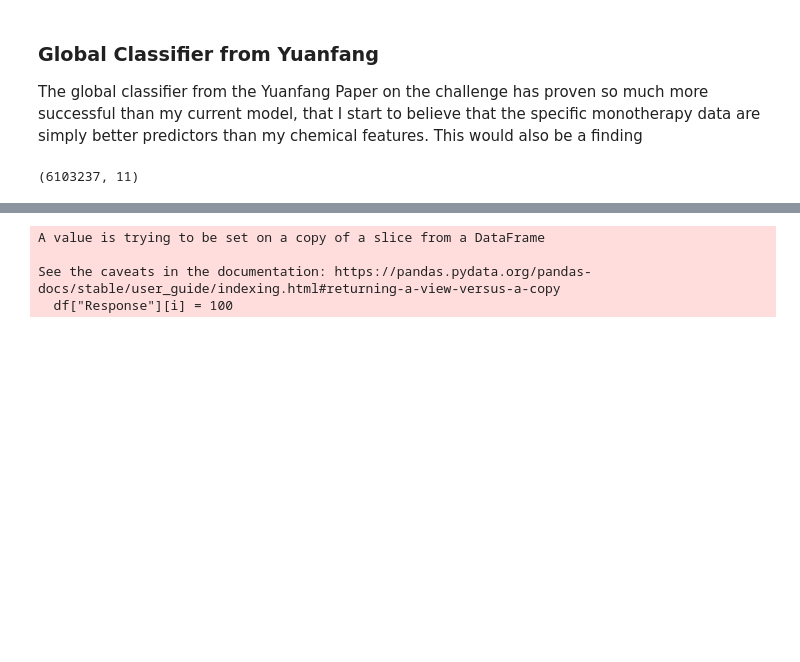
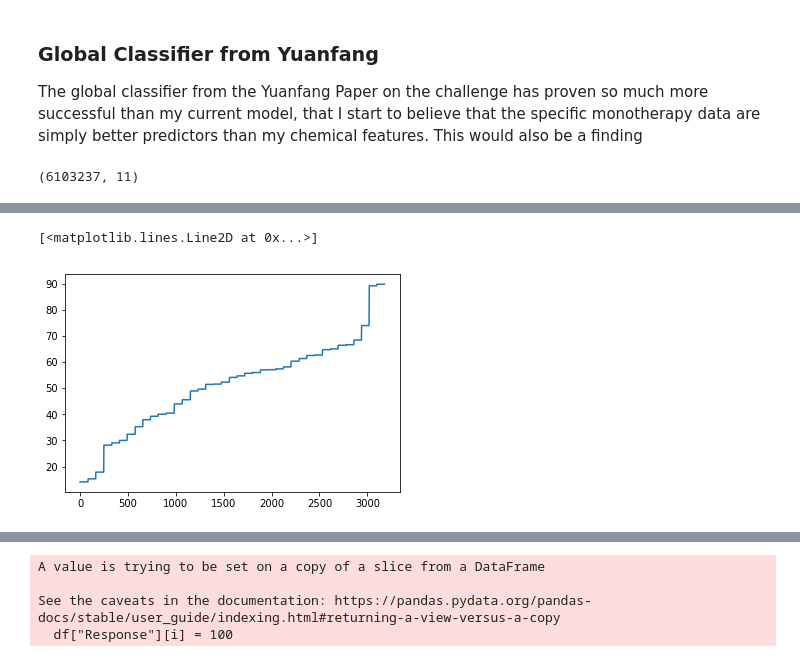
Before and after one commit to stefanhuber1510/marbleProject, a Jupyter notebook: scoring/reconstructGlobalClassifier.ipynb, the cells around one changed output, grey strips where cells are left out. Cells and saved outputs as stored; diff of their text form; code cells hidden in the pictures; blank space fills up the shorter version.

```diff
--- a/scoring/reconstructGlobalClassifier.ipynb
+++ b/scoring/reconstructGlobalClassifier.ipynb
@@ -27,0 +14,4 @@ df1.groupby("source").count()
+# %%
+data = df1[df1["source"]=="ONEIL"]
+del df1
+data.head(2)
@@ -27,0 +38,8 @@ df1.groupby("source").count()
+# %%
+resp5FUconc10 = np.array(data[data["DrugRow"]=="5-FU"][data["ConcCol"]==0][data["ConcRow"]==10]["Response"])
+resp5FUconc10.sort()
+from matplotlib import pyplot as plt
+plt.plot(resp5FUconc10)
+# %% [output]
+[<matplotlib.lines.Line2D at 0x...>]
+[figure, added]
```
Also changed, not shown: parts of 6 cells of this notebook, 1 other file.
